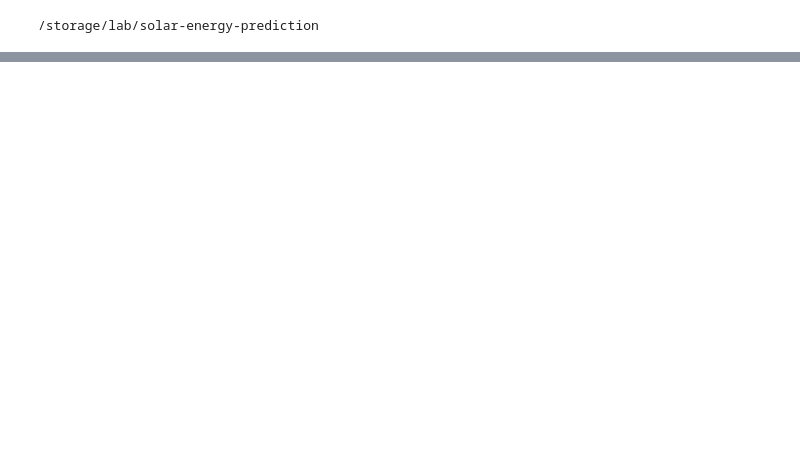
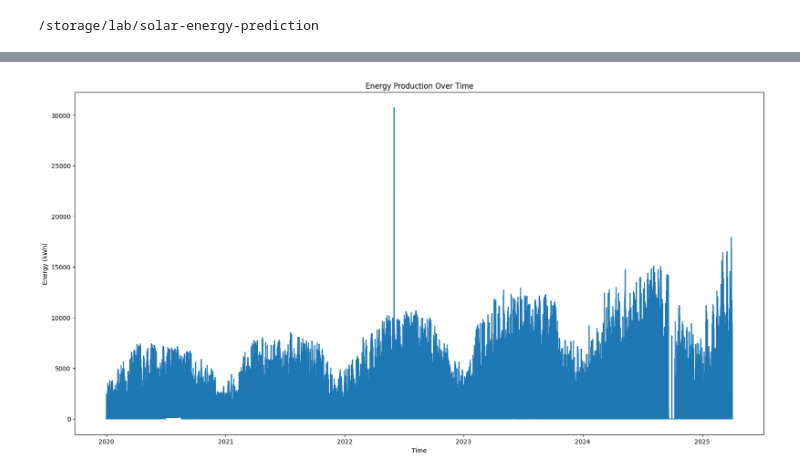
Before and after one commit to samir-adh/solar-energy-prediction, a Jupyter notebook: notebooks/plot_weather_data.ipynb, the cells around one changed output, grey strips where cells are left out. Saved outputs shown, nothing was run; the diff lists cells and outputs as text; code cells hidden in the pictures; blank space fills up the shorter version.

```diff
--- a/notebooks/plot_weather_data.ipynb
+++ b/notebooks/plot_weather_data.ipynb
@@ -45,4 +46,10 @@ data = pd.read_csv("data/energy/SOLAR.csv")
 time_energy = data['start'].apply(lambda x: datetime.fromtimestamp(
     x, tz=zoneinfo.ZoneInfo('Europe/Paris')))
 time_energy.head()
+
+plt.figure(figsize=(20,10))
+plt.plot(time_energy, data['values'])
+plt.xlabel('Time')
+plt.ylabel('Energy (kWh)')
+plt.title('Energy Production Over Time')
 # %% [output]
@@ -54,0 +57 @@ Name: start, dtype: datetime64[ns, Europe/Paris]
+[figure, added]
```
Also changed, not shown: parts of 5 cells of this notebook, 25 other files.
